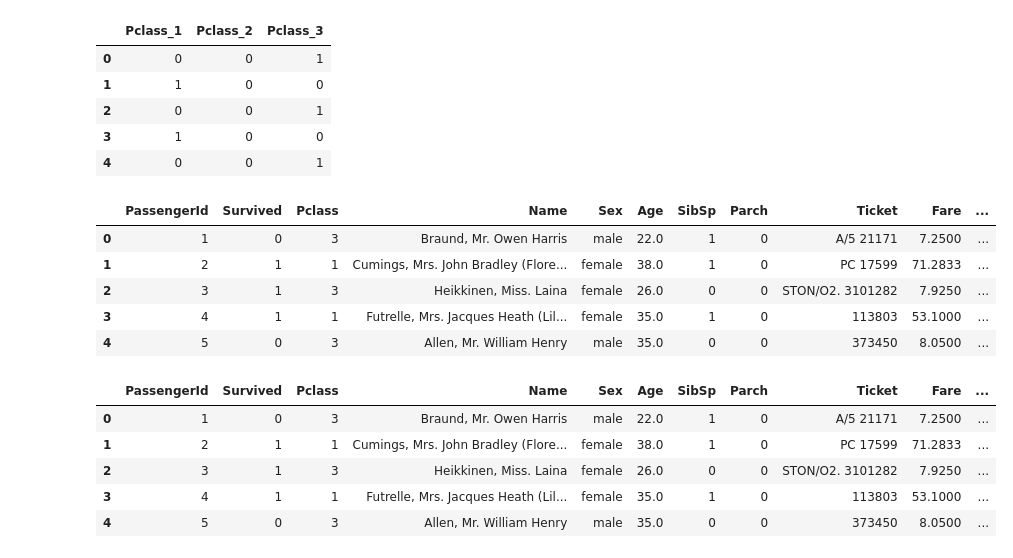
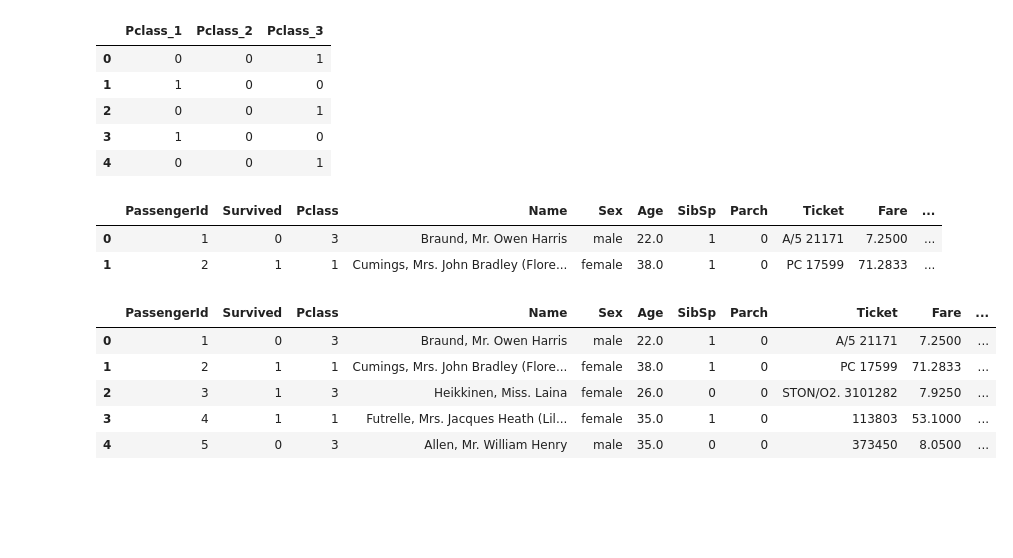
Before and after one commit to Mikolajkunka/Missp, a Jupyter notebook: competition/titanic.ipynb, the cells around one changed output. Saved outputs shown, nothing was run; the diff lists cells and outputs as text; code cells hidden in the pictures; blank space fills up the shorter version.

```diff
--- a/competition/titanic.ipynb
+++ b/competition/titanic.ipynb
@@ -95,15 +52,0 @@ plt.show()
-# %%
-def process_age(df,cut_points,label_names):
-    df["Age"] = df["Age"].fillna(-0.5)
-    df["Age_categories"] = pd.cut(df["Age"],cut_points,labels=label_names)
-    return df
-
-cut_points = [-1,0, 5, 12, 18, 35, 60, 100]
-label_names = ["Missing", 'Infant', "Child", 'Teenager', "Young Adult", 'Adult', 'Senior']
-
-train = process_age(train,cut_points,label_names)
-test = process_age(test,cut_points,label_names)
-
-age_cat_pivot = train.pivot_table(index="Age_categories",values="Survived")
-age_cat_pivot.plot.bar()
-plt.show()
@@ -129,21 +130,20 @@ dummies.head()
 | 3 | 1 | 0 | 0 |
 | 4 | 0 | 0 | 1 |
 # %%
+#Utworzenie dodatkowych danych w celu łatwiejszego obliczenia
+
 def create_dummies(df,column_name):
     dummies = pd.get_dummies(df[column_name],prefix=column_name)
     df = pd.concat([df,dummies],axis=1)
     return df
 
 train = create_dummies(train,"Pclass")
 test = create_dummies(test,"Pclass")
-train.head()
+train.head(2) #wyświetlenie danych
 # %% [output]
 |  | PassengerId | Survived | Pclass | Name | Sex | Age | SibSp | Parch | Ticket | Fare | ... |
 | 0 | 1 | 0 | 3 | Braund, Mr. Owen Harris | male | 22.0 | 1 | 0 | A/5 21171 | 7.2500 | ... |
 | 1 | 2 | 1 | 1 | Cumings, Mrs. John Bradley (Flore... | female | 38.0 | 1 | 0 | PC 17599 | 71.2833 | ... |
-| 2 | 3 | 1 | 3 | Heikkinen, Miss. Laina | female | 26.0 | 0 | 0 | STON/O2. 3101282 | 7.9250 | ... |
-| 3 | 4 | 1 | 1 | Futrelle, Mrs. Jacques Heath (Lil... | female | 35.0 | 1 | 0 | 113803 | 53.1000 | ... |
-| 4 | 5 | 0 | 3 | Allen, Mr. William Henry | male | 35.0 | 0 | 0 | 373450 | 8.0500 | ... |
 # %%
 train = create_dummies(train,"Sex")
 test = create_dummies(test,"Sex")
```
Also changed, not shown: parts of 38 cells of this notebook.
